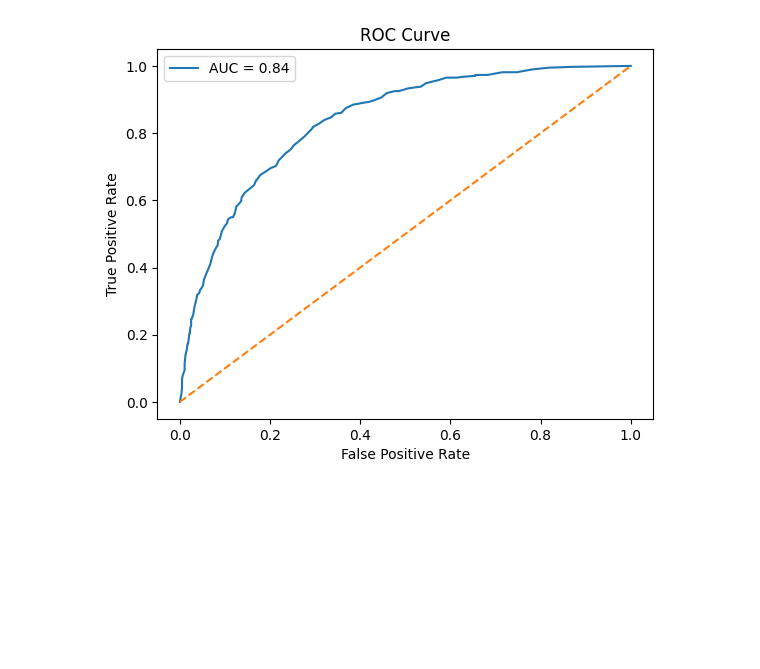
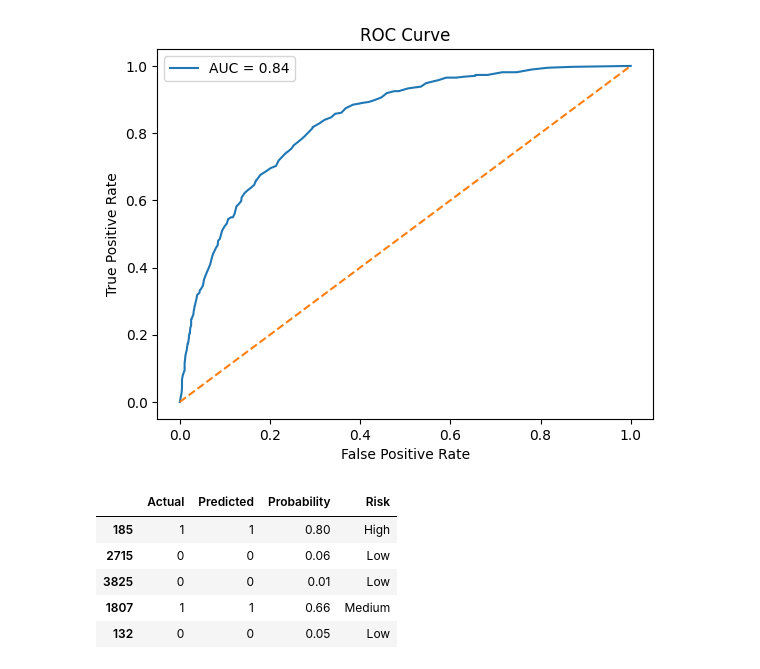
Before and after one commit to MethmiNPCS/customer-churn-prediction-ml, a Jupyter notebook: notebooks/RandomForest_smote.ipynb, the cells around one changed output. Drawn from its saved outputs; the diff is of its cells as text; code cells hidden in the pictures; blank space fills up the shorter version.

Commit message:
add risk level disc

```diff
--- a/notebooks/RandomForest_smote.ipynb
+++ b/notebooks/RandomForest_smote.ipynb
@@ -180,3 +180,27 @@ plt.legend()
 plt.show()
 # %% [output]
 [figure]
+# %%
+def risk_level(prob):
+    if prob < 0.3:
+        return "Low"
+    elif prob < 0.7:
+        return "Medium"
+    else:
+        return "High"
+
+results = pd.DataFrame({
+    'Actual': y_test,
+    'Predicted': y_pred,
+    'Probability': y_prob,
+    'Risk': [risk_level(p) for p in y_prob]
+})
+
+results.head()
+# %% [output]
+|  | Actual | Predicted | Probability | Risk |
+| 185 | 1 | 1 | 0.80 | High |
+| 2715 | 0 | 0 | 0.06 | Low |
+| 3825 | 0 | 0 | 0.01 | Low |
+| 1807 | 1 | 1 | 0.66 | Medium |
+| 132 | 0 | 0 | 0.05 | Low |
```
